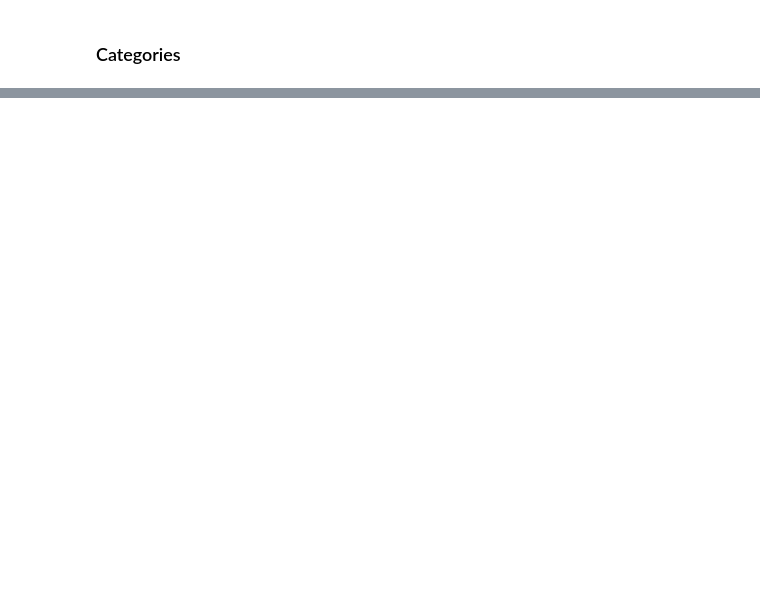
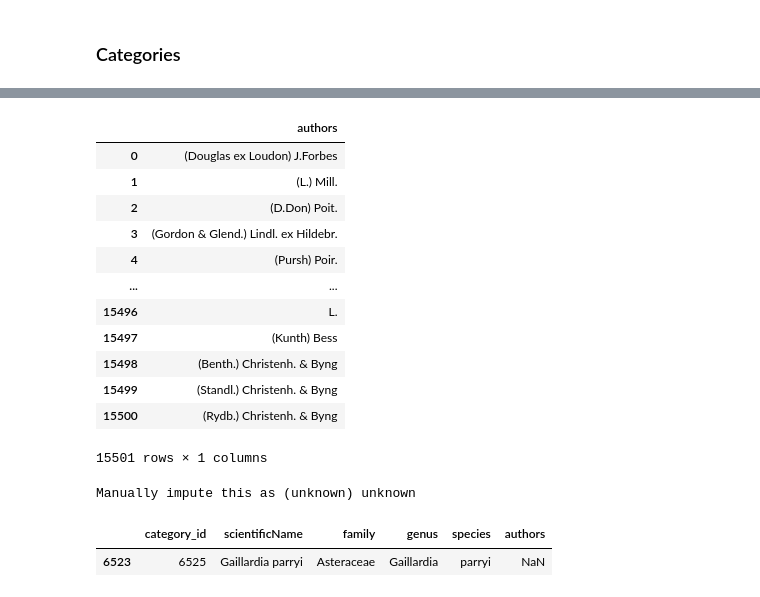
Before and after one commit to tornikeo/kaggle, a Jupyter notebook: tensorflow-starter.ipynb, the cells around one changed output, grey strips where cells are left out. Cells and saved outputs as stored; diff of their text form; code cells hidden in the pictures; blank space fills up the shorter version.

```diff
--- a/tensorflow-starter.ipynb
+++ b/tensorflow-starter.ipynb
@@ -144,0 +162,23 @@ cats
+# %%
+cats[['authors']]
+# %% [output]
+|  | authors |
+| 0 | (Douglas ex Loudon) J.Forbes |
+| 1 | (L.) Mill. |
+| 2 | (D.Don) Poit. |
+| 3 | (Gordon & Glend.) Lindl. ex Hildebr. |
+| 4 | (Pursh) Poir. |
+| ... | ... |
+| 15496 | L. |
+| 15497 | (Kunth) Bess |
+| 15498 | (Benth.) Christenh. & Byng |
+| 15499 | (Standl.) Christenh. & Byng |
+| 15500 | (Rydb.) Christenh. & Byng |
+15501 rows × 1 columns
+# %%
+print('Manually impute this as (unknown) unknown')
+cats[cats.authors.isna()]
+# %% [output]
+Manually impute this as (unknown) unknown
+|  | category_id | scientificName | family | genus | species | authors |
+| 6523 | 6525 | Gaillardia parryi | Asteraceae | Gaillardia | parryi | NaN |
```
Also changed, not shown: parts of 17 cells of this notebook.
